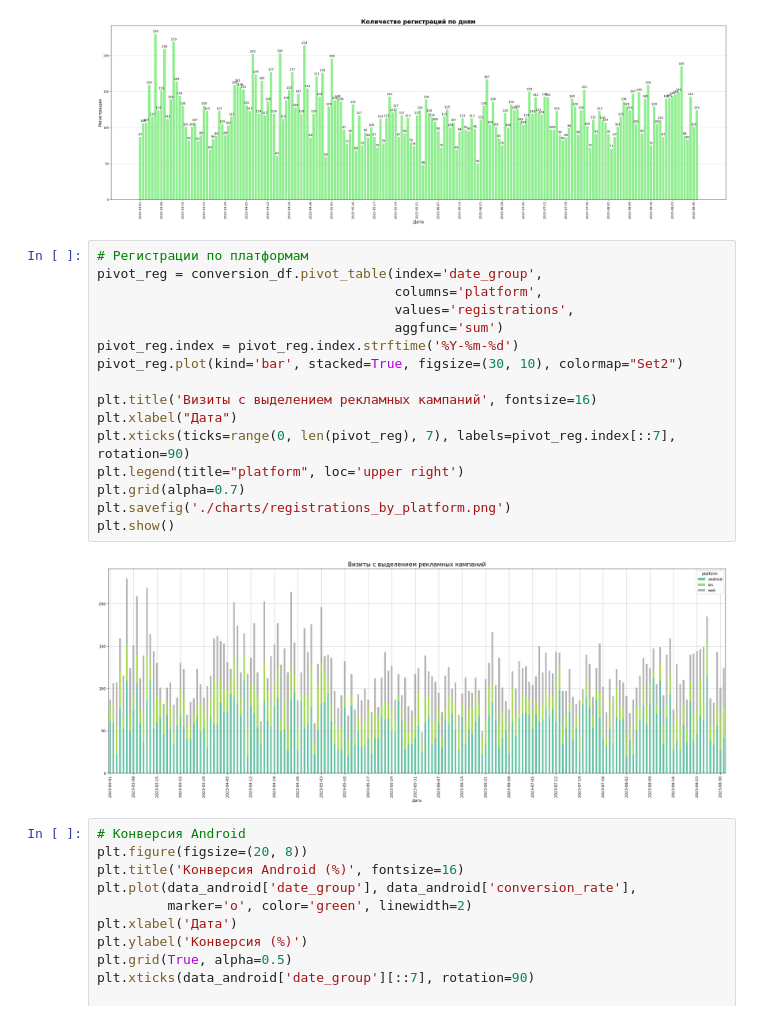
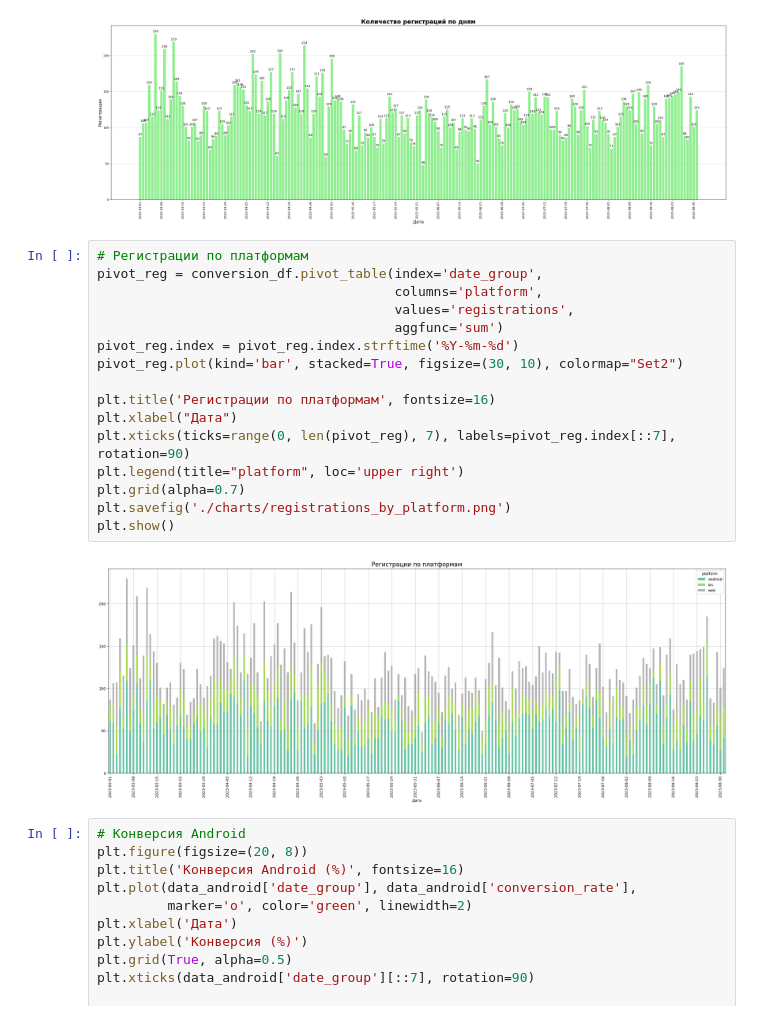
Before and after one commit to Flex224/data-analytics-project-100, a Jupyter notebook: charts_project.ipynb, the cells around one changed output. Drawn from its saved outputs; the diff is of its cells as text.

```diff
--- a/charts_project.ipynb
+++ b/charts_project.ipynb
@@ -138,21 +138,21 @@ plt.show()
 # %%
 # Регистрации по платформам
 pivot_reg = conversion_df.pivot_table(index='date_group',
                                       columns='platform',
                                       values='registrations',
                                       aggfunc='sum')
 pivot_reg.index = pivot_reg.index.strftime('%Y-%m-%d')
 pivot_reg.plot(kind='bar', stacked=True, figsize=(30, 10), colormap="Set2")
 
-plt.title('Визиты с выделением рекламных кампаний', fontsize=16)
+plt.title('Регистрации по платформам', fontsize=16)
 plt.xlabel("Дата")
 plt.xticks(ticks=range(0, len(pivot_reg), 7), labels=pivot_reg.index[::7], rotation=90)
 plt.legend(title="platform", loc='upper right')
 plt.grid(alpha=0.7)
 plt.savefig('./charts/registrations_by_platform.png')
 plt.show()
 # %% [output]
-[figure, old version]
+[figure, new version]
 # %%
 # Конверсия Android
 plt.figure(figsize=(20, 8))
```
Also changed, not shown: 1 other file.
